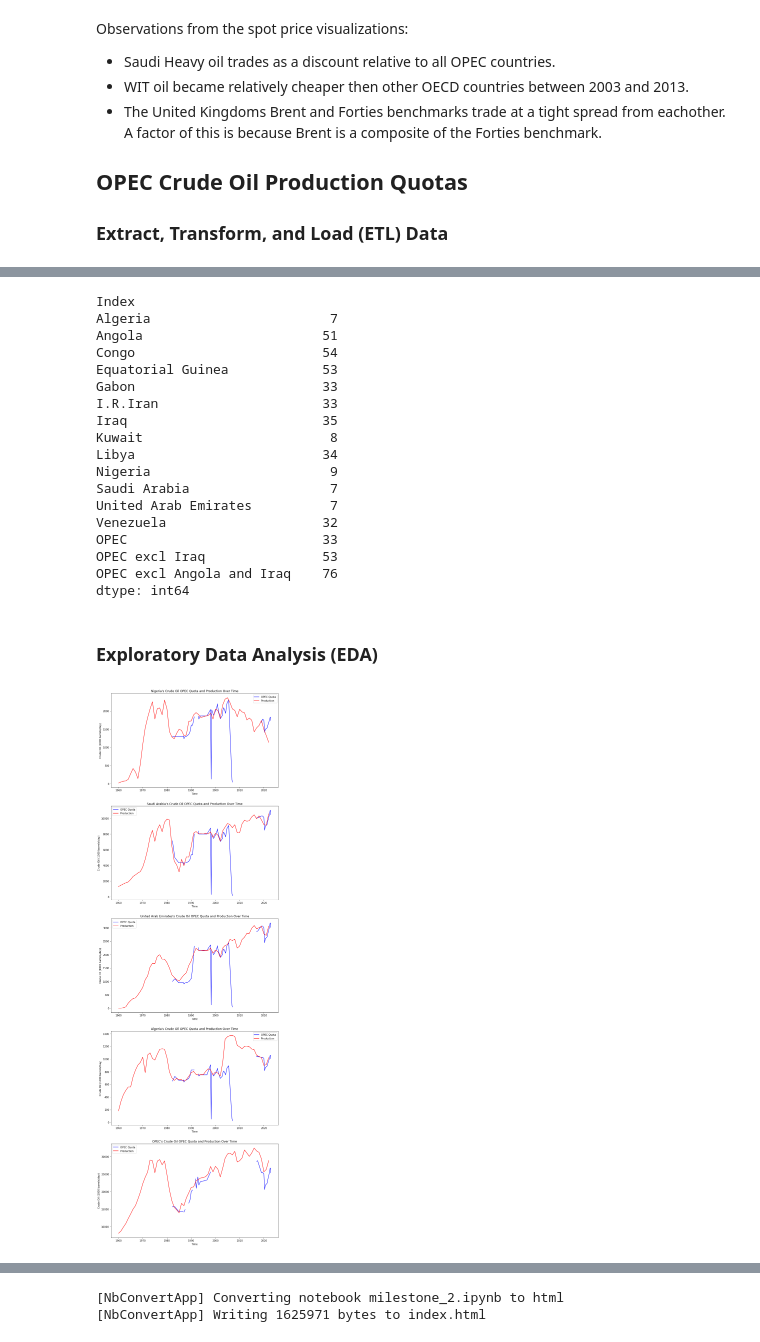
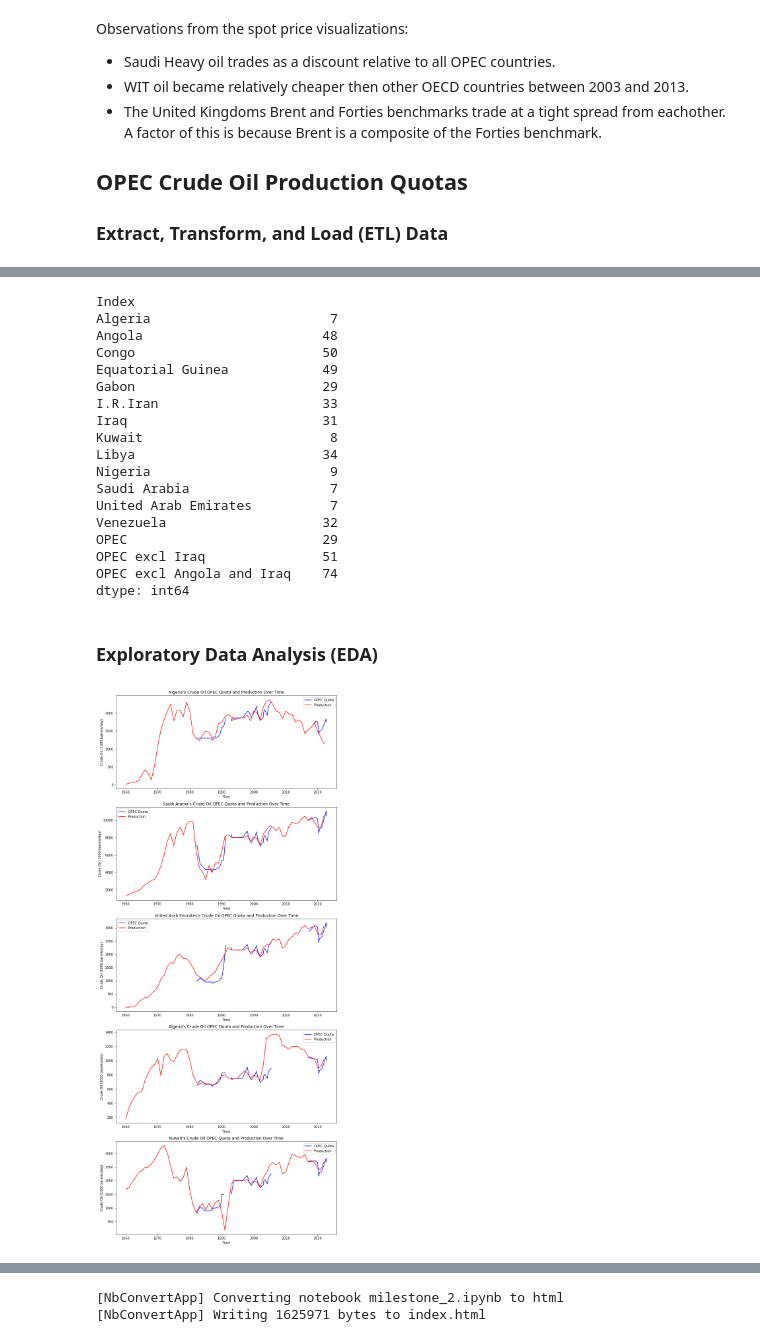
Before and after one commit to willcrodman/data_science_final_project, a Jupyter notebook: final.ipynb, the cells around one changed output, grey strips where cells are left out. Cells and saved outputs as stored; diff of their text form; code cells hidden in the pictures.

```diff
--- a/final.ipynb
+++ b/final.ipynb
@@ -533,7 +534,10 @@ oil_targets_df[opec_targets] = oil_targets_df[opec_targets].apply(pd.to_numeric,
 oil_targets_df.index =  oil_targets_df.index.map(lambda x: x[:5])
 oil_targets_df.index =  pd.to_datetime(oil_targets_df.index, format='%b%y')
 
+# Dropping errors in the data.
+oil_targets_df.drop(['1998-04-01', '2006-11-01', '2007-02-01', '2008-11-01'], inplace=True)
+
 # Display.
 print(oil_targets_df.shape)
-oil_targets_df.head()
+oil_targets_df.tail()
 # %% [output]
@@ -546,0 +551,28 @@ oil_targets_df.head()
+# %%
+# Converting monthly quota changed to be generalized by year.
+date_range = pd.date_range(start='1983-01-01', end='2021-12-01', freq='MS')
+temp_oil_targets_df = pd.DataFrame(columns=oil_targets_df.columns)
+i = 0
+
+for date in date_range:
+    row = oil_targets_df.iloc[i]
+    next_row = oil_targets_df.iloc[i+1]
+
+    if date < next_row.name:
+        row.name = date
+        temp_oil_targets_df = temp_oil_targets_df.append(row, ignore_index=False)
+    else:
+        next_row.name = date
+        temp_oil_targets_df = temp_oil_targets_df.append(next_row, ignore_index=False)
+        i += 1
+
+def sum(series):
+    if any(pd.isna(series)):
+        return np.NaN
+    else:
+        return np.sum(series) / 12
+
+temp_oil_targets_df = temp_oil_targets_df.groupby(pd.Grouper(freq='Y'))
+temp_oil_targets_df = temp_oil_targets_df.agg(sum)
+temp_oil_targets_df.index = pd.to_datetime(temp_oil_targets_df.index.year, format='%Y')
+temp_oil_targets_df.head()
@@ -549,27 +588,28 @@ oil_targets_df.isna().sum()
 # %% [output]
 Index
 Algeria                       7
-Angola                       51
-Congo                        54
-Equatorial Guinea            53
-Gabon                        33
+Angola                       48
+Congo                        50
+Equatorial Guinea            49
+Gabon                        29
 I.R.Iran                     33
-Iraq                         35
+Iraq                         31
 Kuwait                        8
 Libya                        34
 Nigeria                       9
 Saudi Arabia                  7
 United Arab Emirates          7
 Venezuela                    32
-OPEC                         33
-OPEC excl Iraq               53
-OPEC excl Angola and Iraq    76
+OPEC                         29
+OPEC excl Iraq               51
+OPEC excl Angola and Iraq    74
 dtype: int64
 # %% [markdown]
 ### Exploratory Data Analysis (EDA)
 # %%
+# Plotting nations quotas and production.
 def plot_quotas(countries):
-    fig, axs = plt.subplots(len(countries), 1, figsize=(12, 8*len(countries)))
+    fig, axs = plt.subplots(len(countries), 1, figsize=(12, 6*len(countries)))
     for i, country in enumerate(countries):
         axs[i].plot(oil_targets_df.index, oil_targets_df[country], color='blue', label='OPEC Quota')
         axs[i].plot(oil_production_df.index, oil_production_df[country], color='red', label='Production')
@@ -578,9 +618,9 @@ def plot_quotas(countries):
         axs[i].set_ylabel('Crude Oil (1000 barrels/day)')
         axs[i].legend()
 # %%
-plot_quotas(['Nigeria', 'Saudi Arabia', 'United Arab Emirates', 'Algeria', 'OPEC'])
+plot_quotas(['Nigeria', 'Saudi Arabia', 'United Arab Emirates', 'Algeria', 'Kuwait'])
 # %% [output]
-[figure, old version]
+[figure, new version]
 # %% [markdown]
 ## Model: Random Forest Regression of Spot Price Premium for ORB
 
```
Also changed, not shown: parts of 19 cells of this notebook, 1 other file.
